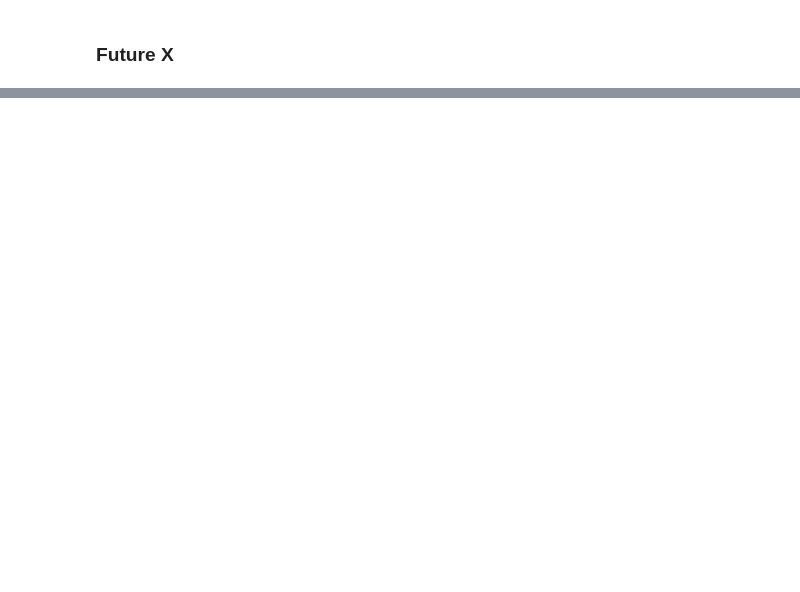
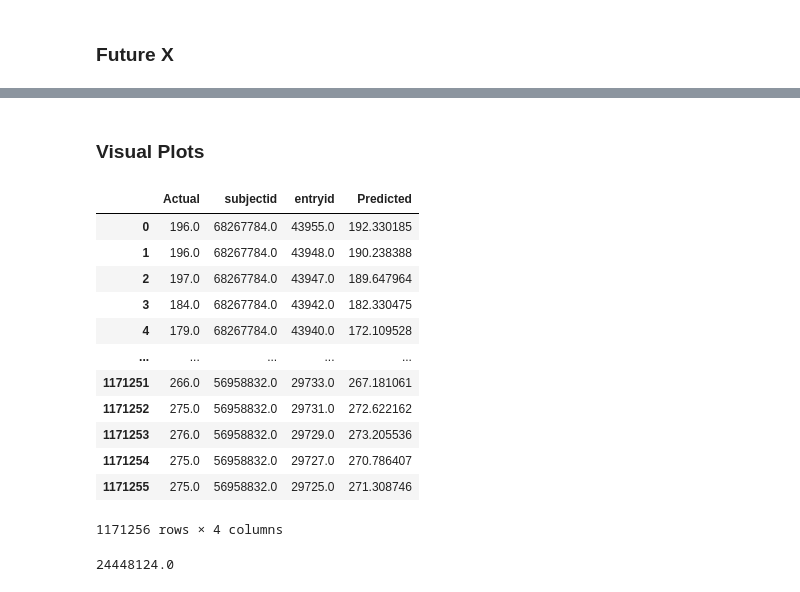
Before and after one commit to Spencer-Weston/BGPredict, a Jupyter notebook: bgpredict/Notebooks/MetricCalculation.ipynb, the cells around one changed output, grey strips where cells are left out. Saved outputs shown, nothing was run; the diff lists cells and outputs as text; code cells hidden in the pictures; blank space fills up the shorter version.

```diff
--- a/bgpredict/Notebooks/MetricCalculation.ipynb
+++ b/bgpredict/Notebooks/MetricCalculation.ipynb
@@ -989,0 +690,11 @@ mean_squared_error(future_y_df['bg'], init_preds)
+# %%
+local_test_y = "./test_y.pt"
+remote_test_y = f"{lstm_folder}/tensors/test_y.pt"
+if os.path.exists(local_test_y):
+    with open(local_test_y, 'rb') as f:
+        test_y = torch.load(f)
+else:
+    with s3.open(remote_test_y, 'rb') as f:
+        test_y = torch.load(f)
+    with open(local_test_y, 'wb') as f:
+        torch.save(test_y, f)
@@ -989,0 +749,28 @@ mean_squared_error(future_y_df['bg'], init_preds)
+# %% [markdown]
+### Visual Plots
+# %%
+test_y_arr = test_y.detach().numpy()
+test_y_df =pd.DataFrame(test_y_arr, columns = ["Actual", 'subjectid', 'entryid'])
+test_y_df['Predicted'] = pred_array
+test_y_df
+# %% [output]
+|  | Actual | subjectid | entryid | Predicted |
+| 0 | 196.0 | 68267784.0 | 43955.0 | 192.330185 |
+| 1 | 196.0 | 68267784.0 | 43948.0 | 190.238388 |
+| 2 | 197.0 | 68267784.0 | 43947.0 | 189.647964 |
+| 3 | 184.0 | 68267784.0 | 43942.0 | 182.330475 |
+| 4 | 179.0 | 68267784.0 | 43940.0 | 172.109528 |
+| ... | ... | ... | ... | ... |
+| 1171251 | 266.0 | 56958832.0 | 29733.0 | 267.181061 |
+| 1171252 | 275.0 | 56958832.0 | 29731.0 | 272.622162 |
+| 1171253 | 276.0 | 56958832.0 | 29729.0 | 273.205536 |
+| 1171254 | 275.0 | 56958832.0 | 29727.0 | 270.786407 |
+| 1171255 | 275.0 | 56958832.0 | 29725.0 | 271.308746 |
+1171256 rows × 4 columns
+# %%
+test_groups = test_y_df.groupby('subjectid')
+subjects = test_y_df.subjectid.values
+subj = np.random.choice(subjects)
+subj
+# %% [output]
+24448124.0
```
Also changed, not shown: parts of 55 cells of this notebook.
